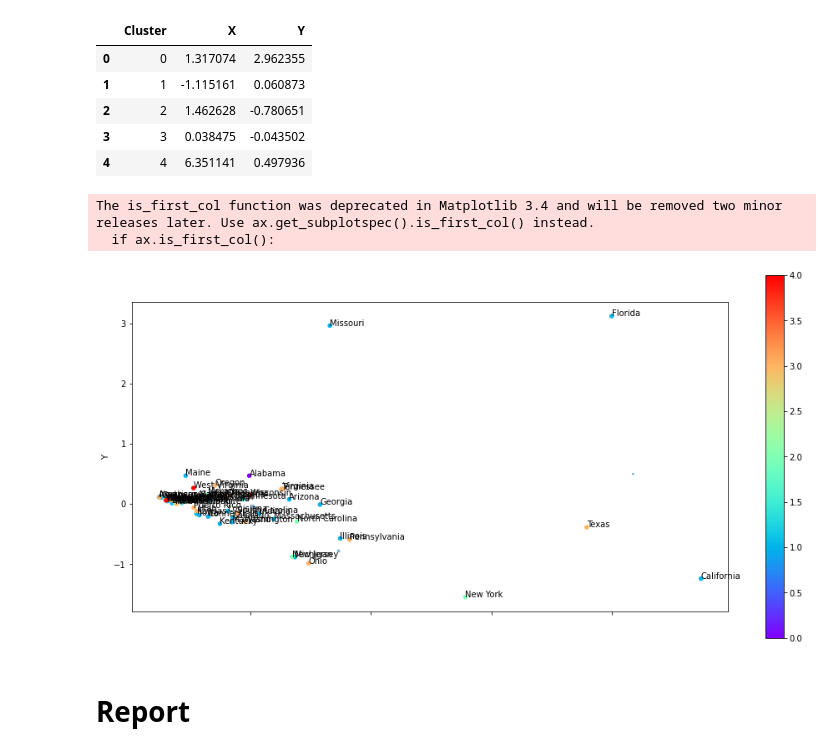
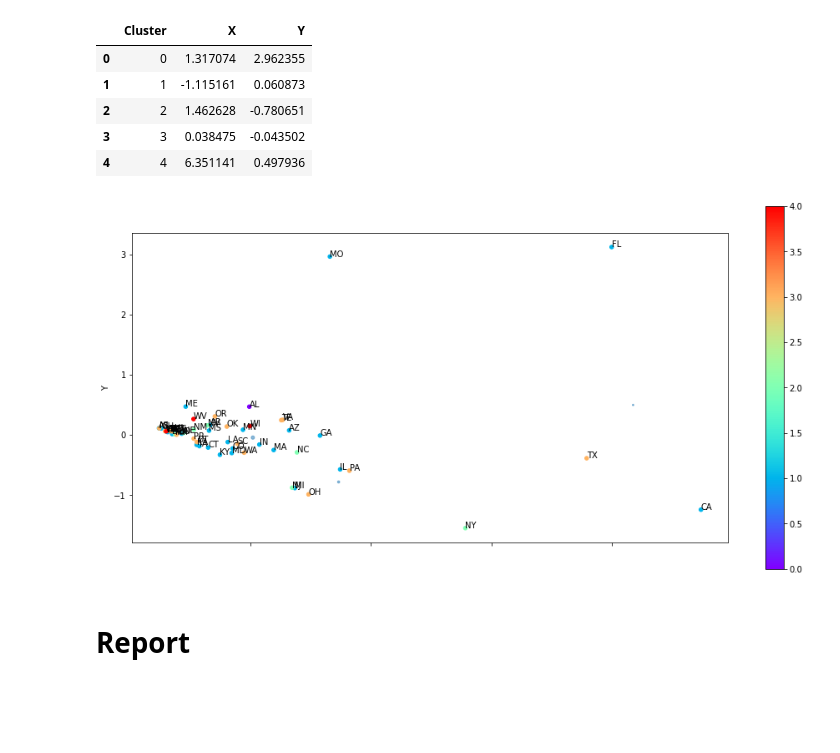
Before and after one commit to syao2017/Covid_Tracker, a Jupyter notebook: Project1.ipynb, the cells around one changed output. Cells and saved outputs as stored; diff of their text form; code cells hidden in the pictures; blank space fills up the shorter version.

```diff
--- a/Project1.ipynb
+++ b/Project1.ipynb
@@ -451,17 +452,17 @@ clusterReduce
 # %%
 X = reduced.X
 Y = reduced.Y
 X2 = clusterReduce.X
 Y2 = clusterReduce.Y
 ax = reduced.plot.scatter('X', 'Y', c = stateCluster.Cluster, colormap = 'rainbow', figsize = (16, 8))
 clusterReduce.plot.scatter('X', 'Y', s = size.Size, colormap = 'rainbow', alpha = 0.5, figsize = (16, 8), ax=ax)
 
+ab = pandas.read_csv('Abbreviations.csv')
+
 ax.axis('scaled')
-for i,r in reduced.iterrows():
-    ax.text(r.X, r.Y, i)
+for i,r in enumerate(ab):
+    ax.annotate(r, (X[i], Y[i]))
 # %% [output]
-The is_first_col function was deprecated in Matplotlib 3.4 and will be removed two minor releases later. Use ax.get_subplotspec().is_first_col() instead.
-  if ax.is_first_col():
-[figure, old version]
+[figure, new version]
 # %% [markdown]
 # Report
```
Also changed, not shown: parts of 1 cell of this notebook.
